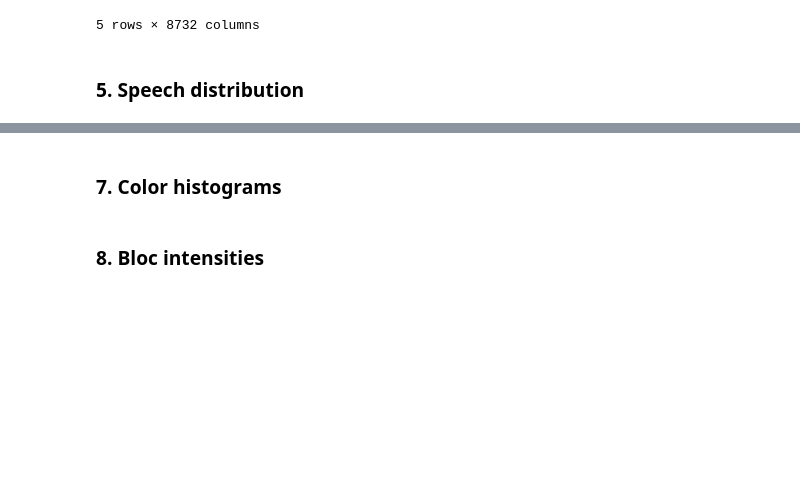
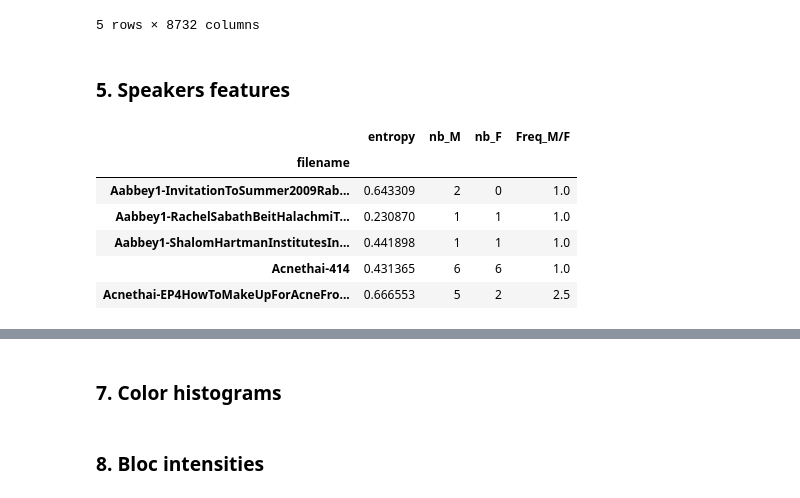
Before and after one commit to cmisid/Karadoc, a Jupyter notebook: notebooks/metaclassification.ipynb, the cells around one changed output, grey strips where cells are left out. Saved outputs shown, nothing was run; the diff lists cells and outputs as text; code cells hidden in the pictures; blank space fills up the shorter version.

```diff
--- a/notebooks/metaclassification.ipynb
+++ b/notebooks/metaclassification.ipynb
@@ -78,5 +78,18 @@ tfidf_trans.head()
 | Acnethai-EP4HowToMakeUpForAcneFro... | 0.0 | 0.0 | 0.0 | 0.0 | 0.0 | 0.0 | 0.0 | 0.0 | 0.0 | 0.0 | ... | ... |
 5 rows × 8732 columns
 # %% [markdown]
-### 5. Speech distribution
+### 5. Speakers features
+# %%
+speakers_features = pd.read_csv('../features/trans/speakers_features.csv')
+speakers_features.set_index('filename', inplace=True)
+
+speakers_features.head()
+# %% [output]
+|  | entropy | nb_M | nb_F | Freq_M/F |
+| filename |  |  |  |  |
+| Aabbey1-InvitationToSummer2009Rab... | 0.643309 | 2 | 0 | 1.0 |
+| Aabbey1-RachelSabathBeitHalachmiT... | 0.230870 | 1 | 1 | 1.0 |
+| Aabbey1-ShalomHartmanInstitutesIn... | 0.441898 | 1 | 1 | 1.0 |
+| Acnethai-414 | 0.431365 | 6 | 6 | 1.0 |
+| Acnethai-EP4HowToMakeUpForAcneFro... | 0.666553 | 5 | 2 | 2.5 |
 # %% [markdown]
```
Also changed, not shown: parts of 4 cells of this notebook, 1 other file.
